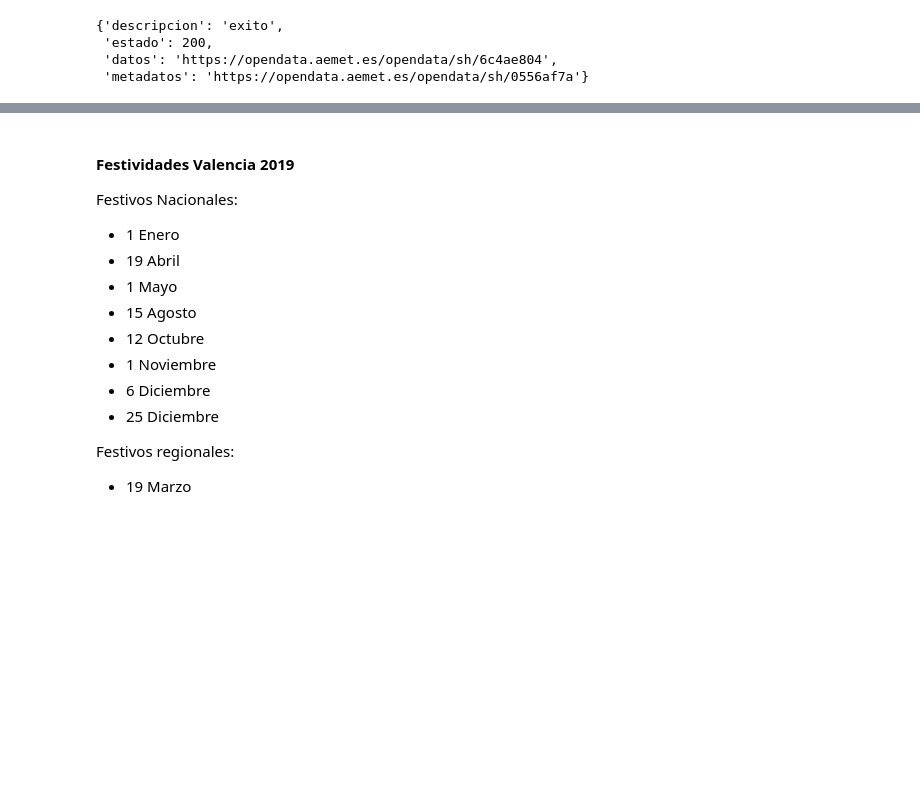
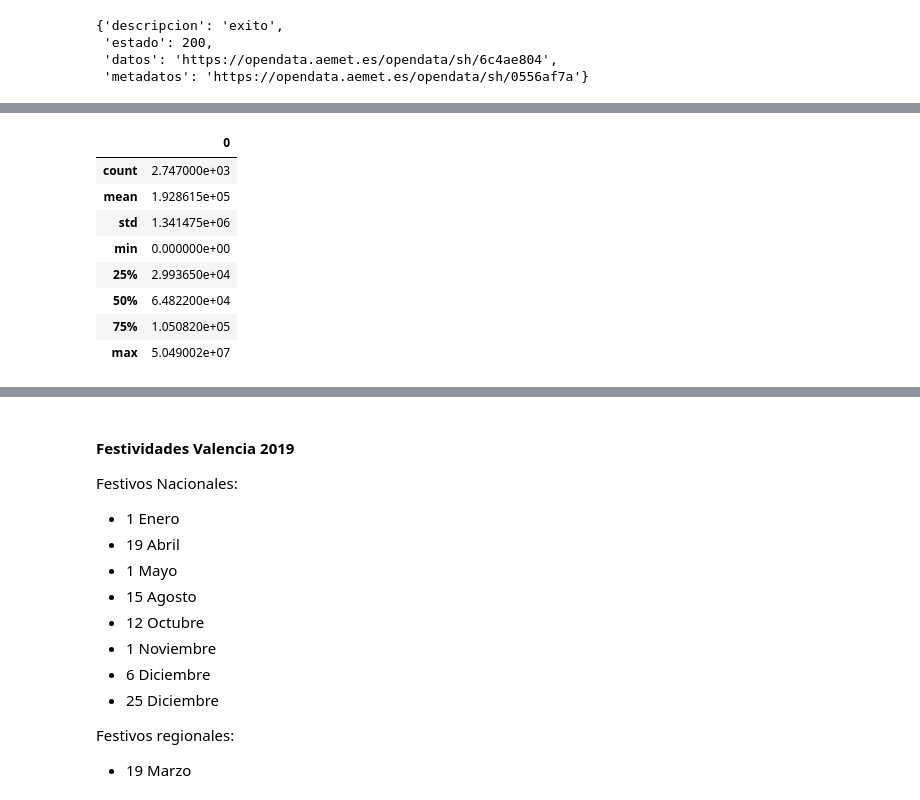
Before and after one commit to sgavela/water_footprint, a Jupyter notebook: exploration_preprocessing/Preprocesado.ipynb, the cells around one changed output, grey strips where cells are left out. Saved outputs shown, nothing was run; the diff lists cells and outputs as text; code cells hidden in the pictures; blank space fills up the shorter version.

```diff
--- a/exploration_preprocessing/Preprocesado.ipynb
+++ b/exploration_preprocessing/Preprocesado.ipynb
@@ -249,0 +210,20 @@ datos = datos.reindex(columns=['DATE','ID', 'READINGINTEGER', 'READINGTHOUSANDTH
+# %%
+contadores_dict = {}
+for i in datos['ID'].unique():
+    df = datos[datos['ID']==i]
+    contadores_dict[i] = df['READING'].max()-df['READING'].min()
+# %%
+import numpy as np
+
+df5 = pd.DataFrame(list(contadores_dict.values()))
+df5.describe()
+# %% [output]
+|  | 0 |
+| count | 2.747000e+03 |
+| mean | 1.928615e+05 |
+| std | 1.341475e+06 |
+| min | 0.000000e+00 |
+| 25% | 2.993650e+04 |
+| 50% | 6.482200e+04 |
+| 75% | 1.050820e+05 |
+| max | 5.049002e+07 |
```
Also changed, not shown: parts of 39 cells of this notebook, 2 other files.
